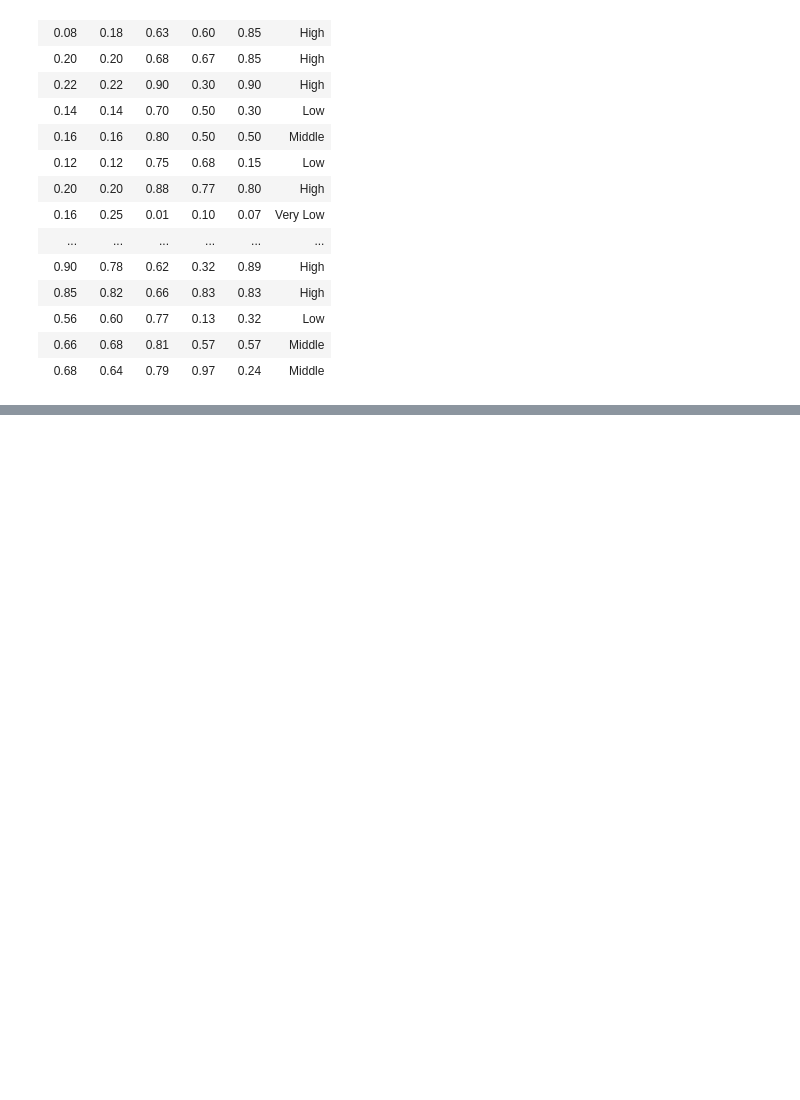
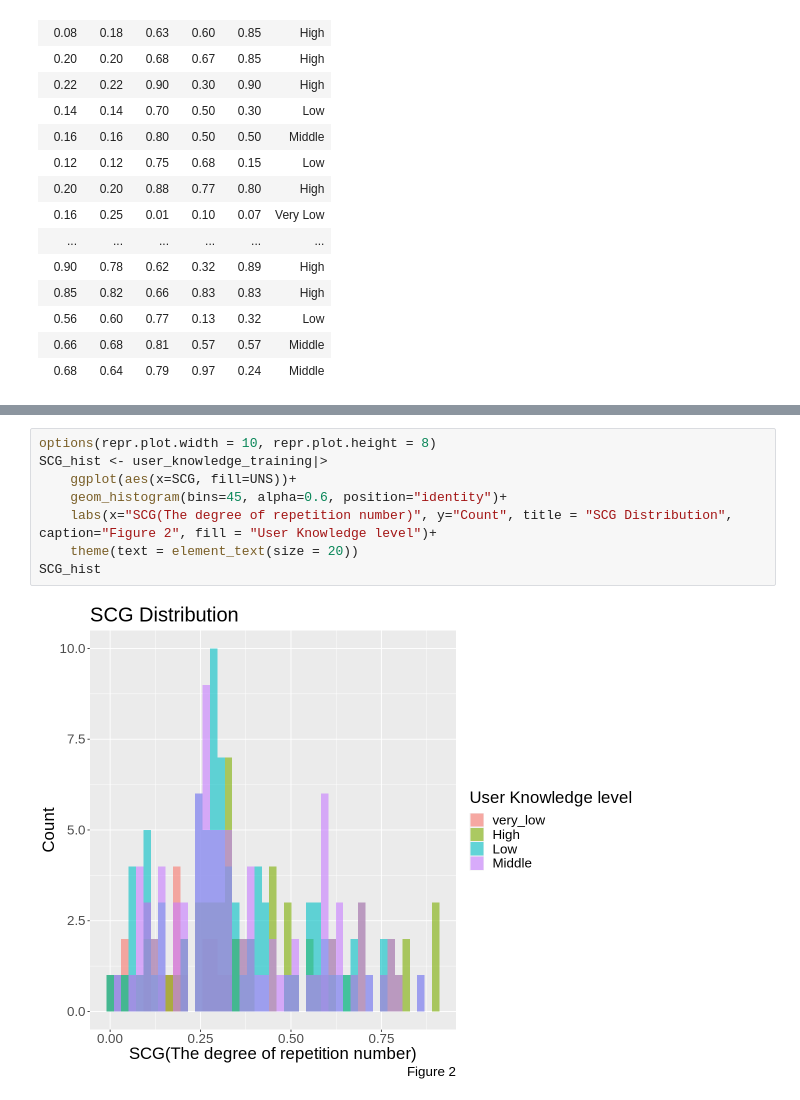
Before and after one commit to DennisZzz/DSCI100, a Jupyter notebook: user knowledge.ipynb, the cells around one changed output, grey strips where cells are left out. Saved outputs shown, nothing was run; the diff lists cells and outputs as text; blank space fills up the shorter version.

```diff
--- a/user knowledge.ipynb
+++ b/user knowledge.ipynb
@@ -79,0 +106,10 @@ A tibble: 145 × 6
+# %%
+options(repr.plot.width = 10, repr.plot.height = 8)
+SCG_hist <- user_knowledge_training|>
+    ggplot(aes(x=SCG, fill=UNS))+
+    geom_histogram(bins=45, alpha=0.6, position="identity")+
+    labs(x="SCG(The degree of repetition number)", y="Count", title = "SCG Distribution", caption="Figure 2", fill = "User Knowledge level")+
+    theme(text = element_text(size = 20))
+SCG_hist
+# %% [output]
+[figure, added]
```
Also changed, not shown: parts of 5 cells of this notebook.
